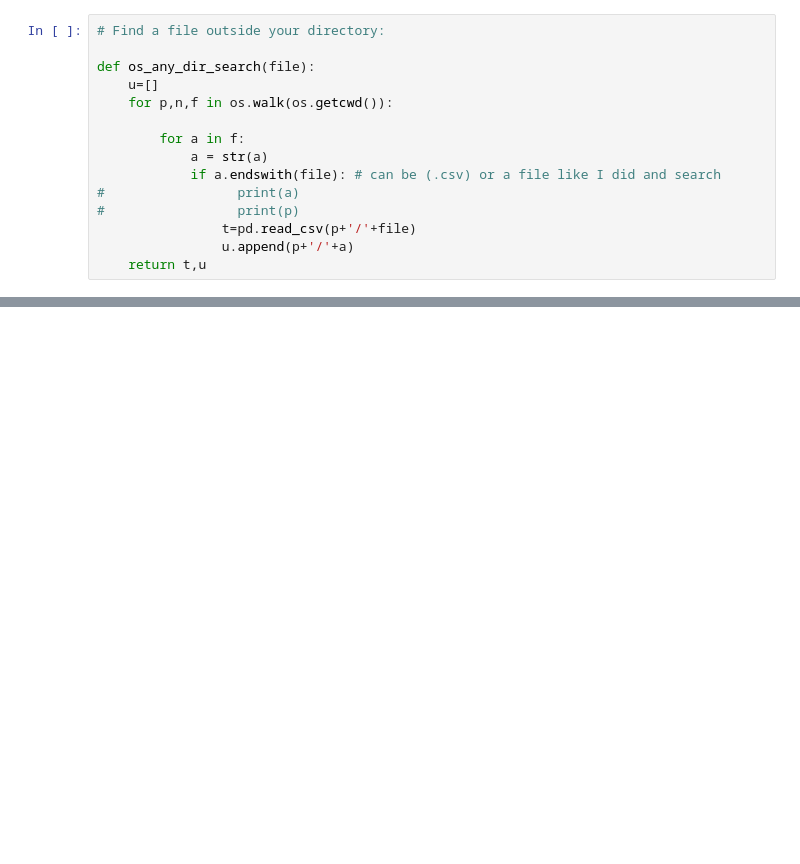
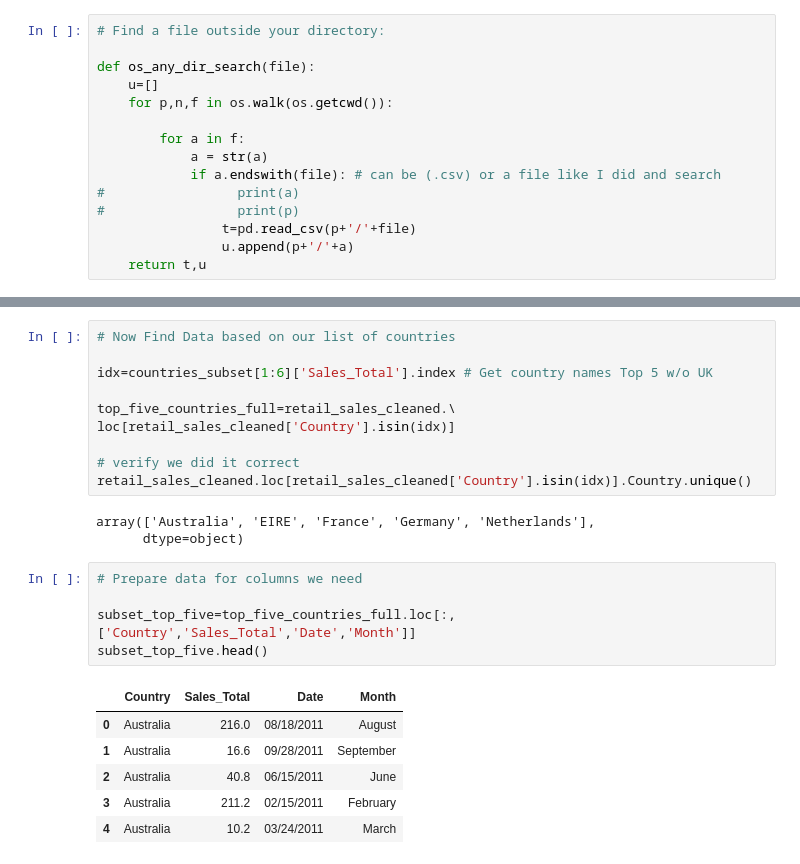
Before and after one commit to MrFuguDataScience/Python_Basics, a Jupyter notebook: time_series_plots.ipynb, the cells around one changed output, grey strips where cells are left out. Saved outputs shown, nothing was run; the diff lists cells and outputs as text; blank space fills up the shorter version.

```diff
--- a/time_series_plots.ipynb
+++ b/time_series_plots.ipynb
@@ -98,0 +302,25 @@ https://unidata.github.io/python-training/workshop/Time_Series/basic-time-series
+# %%
+# Now Find Data based on our list of countries
+
+idx=countries_subset[1:6]['Sales_Total'].index # Get country names Top 5 w/o UK
+
+top_five_countries_full=retail_sales_cleaned.\
+loc[retail_sales_cleaned['Country'].isin(idx)]
+
+# verify we did it correct
+retail_sales_cleaned.loc[retail_sales_cleaned['Country'].isin(idx)].Country.unique()
+# %% [output]
+array(['Australia', 'EIRE', 'France', 'Germany', 'Netherlands'],
+      dtype=object)
+# %%
+# Prepare data for columns we need
+
+subset_top_five=top_five_countries_full.loc[:,['Country','Sales_Total','Date','Month']]
+subset_top_five.head()
+# %% [output]
+|  | Country | Sales_Total | Date | Month |
+| 0 | Australia | 216.0 | 08/18/2011 | August |
+| 1 | Australia | 16.6 | 09/28/2011 | September |
+| 2 | Australia | 40.8 | 06/15/2011 | June |
+| 3 | Australia | 211.2 | 02/15/2011 | February |
+| 4 | Australia | 10.2 | 03/24/2011 | March |
```
Also changed, not shown: parts of 35 cells of this notebook.
